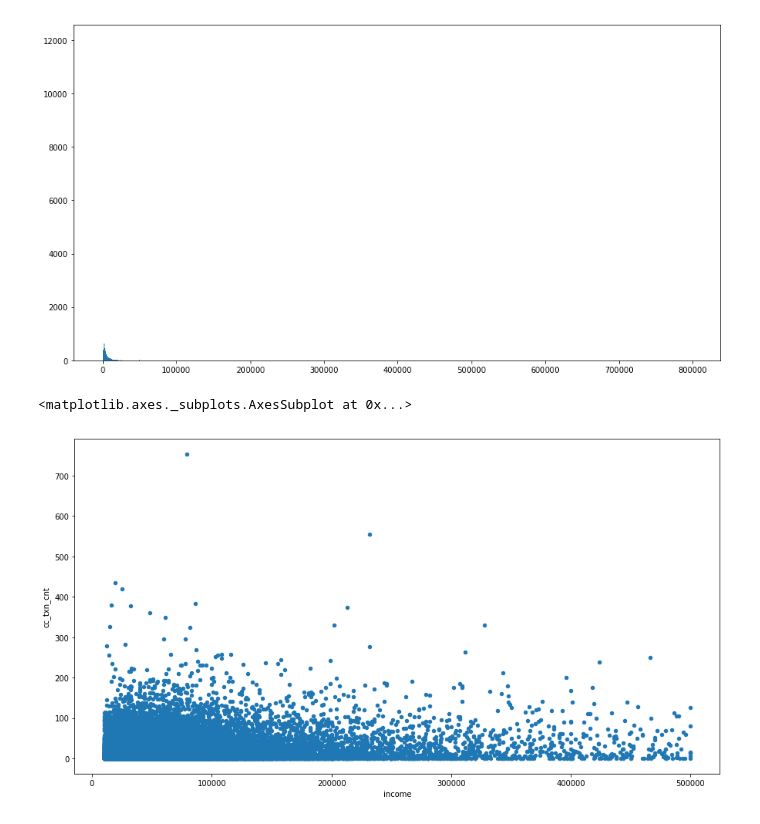
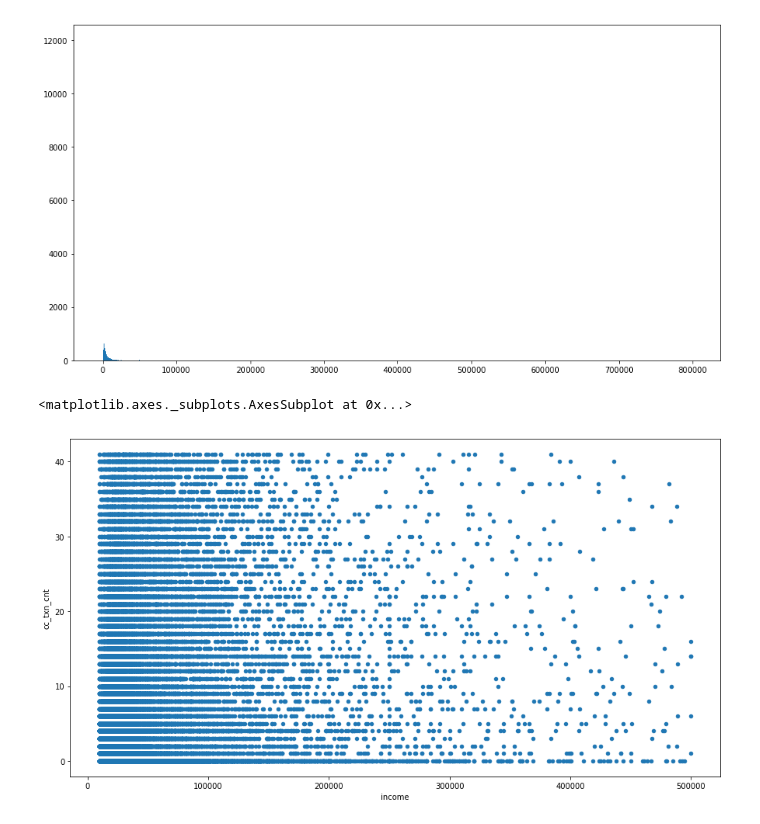
Before and after one commit to XrosIsorX/TechJam2019_DeepData, a Jupyter notebook: fundamental/distribution.ipynb, the cells around one changed output. Drawn from its saved outputs; the diff is of its cells as text; code cells hidden in the pictures.

```diff
--- a/fundamental/distribution.ipynb
+++ b/fundamental/distribution.ipynb
@@ -201,12 +201,12 @@ plt.show()
 # %%
 # income	cc_no	gender	ocp_cd	age	pos_dt	cc_txn_amt	cc_txn_cnt	cc_count
 # kp_txn_count	kp_txn_amt	kp_txn_mean	cc_txn_mean
 feature = "cc_txn_cnt"
-# train_df[train_df[feature] < train_df[feature].quantile(0.8)][[config.target, feature]].plot.scatter(config.target, feature)
-train_df[[config.target, feature]].plot.scatter(config.target, feature)
+train_df[train_df[feature] < train_df[feature].quantile(0.9)][[config.target, feature]].plot.scatter(config.target, feature)
+# train_df[[config.target, feature]].plot.scatter(config.target, feature)
 # %% [output]
 <matplotlib.axes._subplots.AxesSubplot at 0x...>
-[figure, old version]
+[figure, new version]
 # %%
 train_df
 # %% [output]
```
Also changed, not shown: parts of 1 cell of this notebook, 5 other files.
